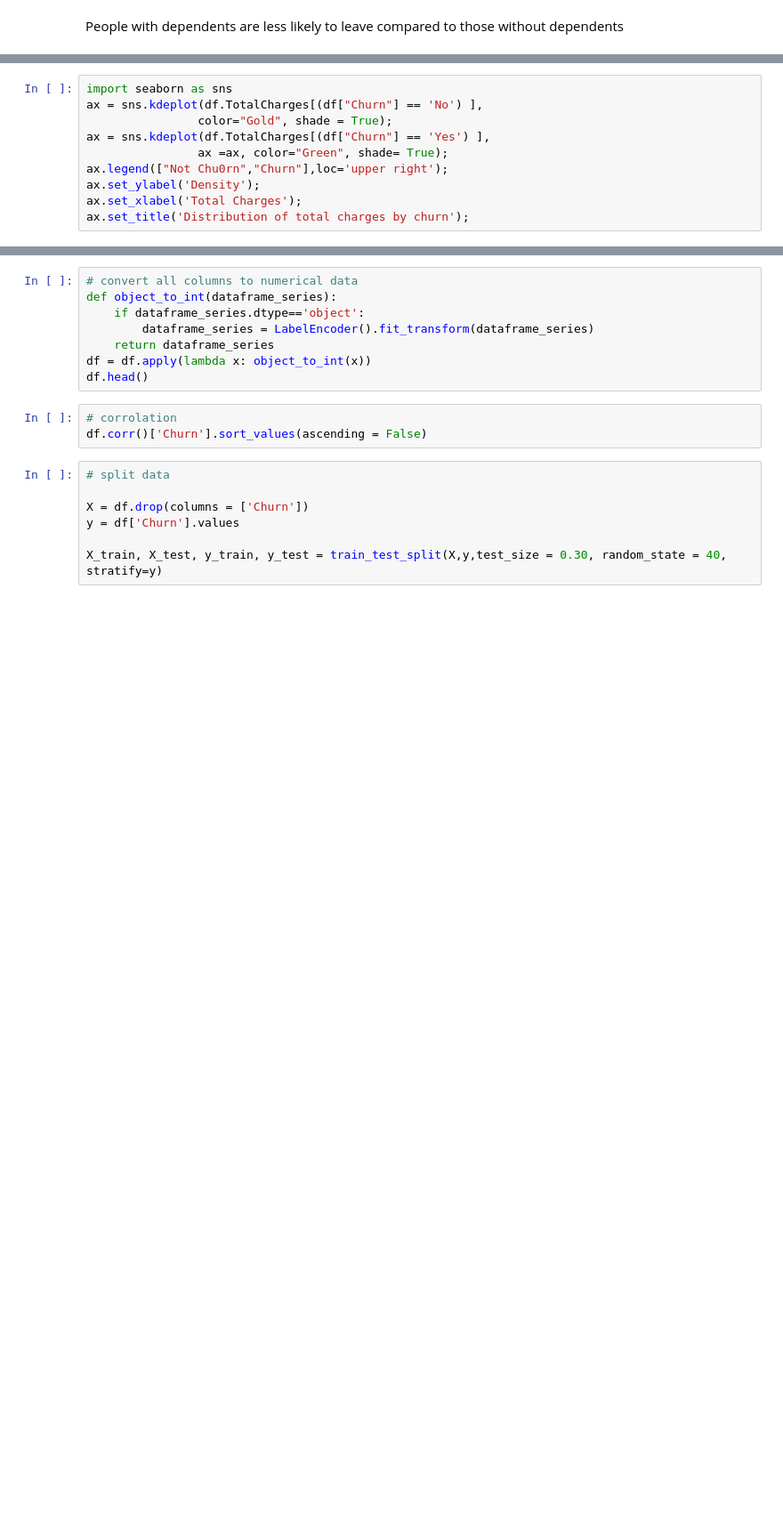
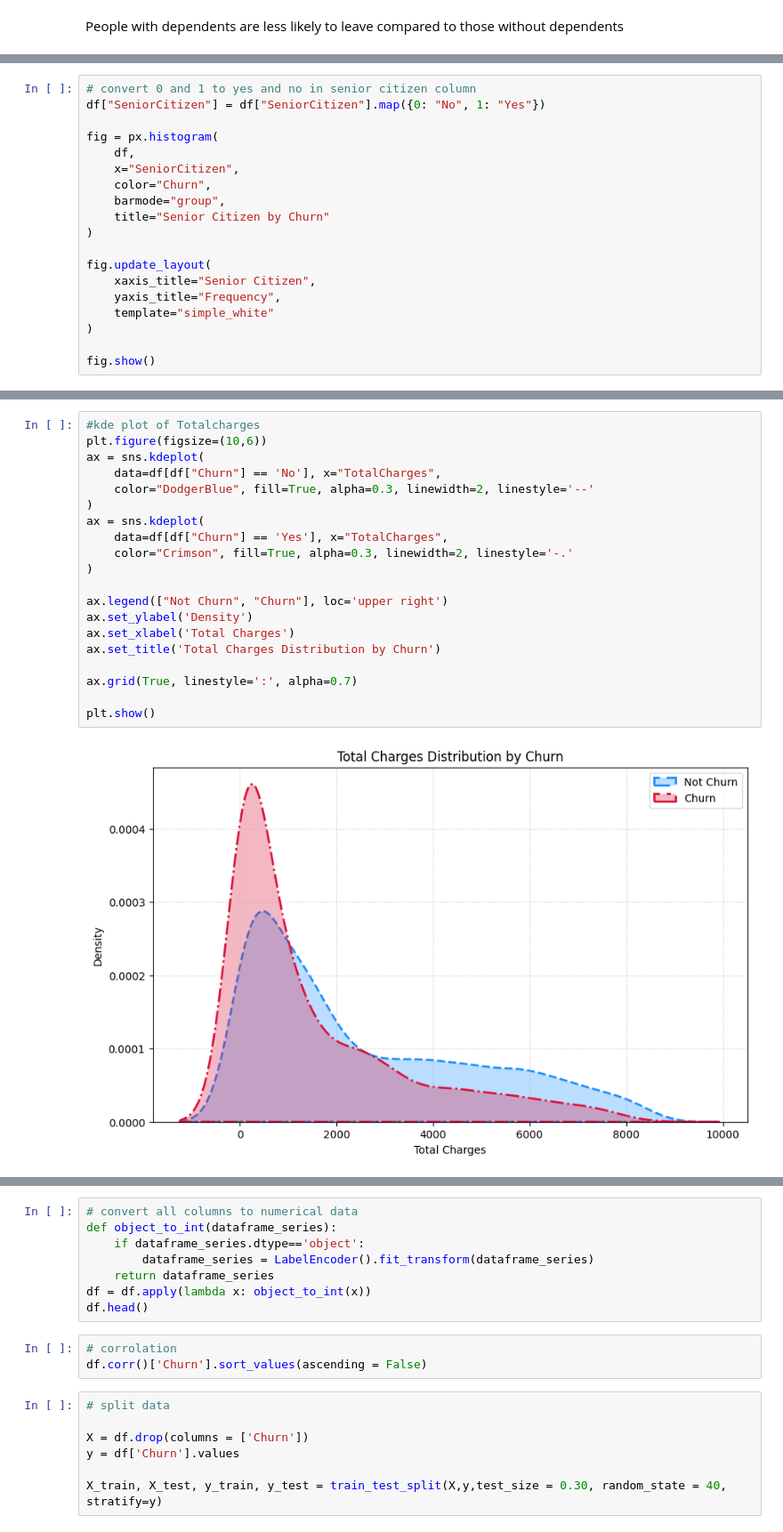
Before and after one commit to younes-li554/customer-churn-prediction, a Jupyter notebook: customer_churn.py.ipynb, the cells around one changed output, grey strips where cells are left out. Shown at 89% size. Drawn from its saved outputs; the diff is of its cells as text; blank space fills up the shorter version.

```diff
--- a/customer_churn.py.ipynb
+++ b/customer_churn.py.ipynb
@@ -319,0 +307,19 @@ fig.show()
+# %%
+# convert 0 and 1 to yes and no in senior citizen column
+df["SeniorCitizen"] = df["SeniorCitizen"].map({0: "No", 1: "Yes"})
+
+fig = px.histogram(
+    df,
+    x="SeniorCitizen",
+    color="Churn",
+    barmode="group",
+    title="Senior Citizen by Churn"
+)
+
+fig.update_layout(
+    xaxis_title="Senior Citizen",
+    yaxis_title="Frequency",
+    template="simple_white"
+)
+
+fig.show()
@@ -320,10 +348,22 @@ fig.show()
 # %%
-import seaborn as sns
-ax = sns.kdeplot(df.TotalCharges[(df["Churn"] == 'No') ],
-                color="Gold", shade = True);
-ax = sns.kdeplot(df.TotalCharges[(df["Churn"] == 'Yes') ],
-                ax =ax, color="Green", shade= True);
-ax.legend(["Not Chu0rn","Churn"],loc='upper right');
-ax.set_ylabel('Density');
-ax.set_xlabel('Total Charges');
-ax.set_title('Distribution of total charges by churn');
+#kde plot of Totalcharges
+plt.figure(figsize=(10,6))
+ax = sns.kdeplot(
+    data=df[df["Churn"] == 'No'], x="TotalCharges",
+    color="DodgerBlue", fill=True, alpha=0.3, linewidth=2, linestyle='--'
+)
+ax = sns.kdeplot(
+    data=df[df["Churn"] == 'Yes'], x="TotalCharges",
+    color="Crimson", fill=True, alpha=0.3, linewidth=2, linestyle='-.'
+)
+
+ax.legend(["Not Churn", "Churn"], loc='upper right')
+ax.set_ylabel('Density')
+ax.set_xlabel('Total Charges')
+ax.set_title('Total Charges Distribution by Churn')
+
+ax.grid(True, linestyle=':', alpha=0.7)
+
+plt.show()
+# %% [output]
+[figure, added]
```
Also changed, not shown: parts of 10 cells of this notebook.
